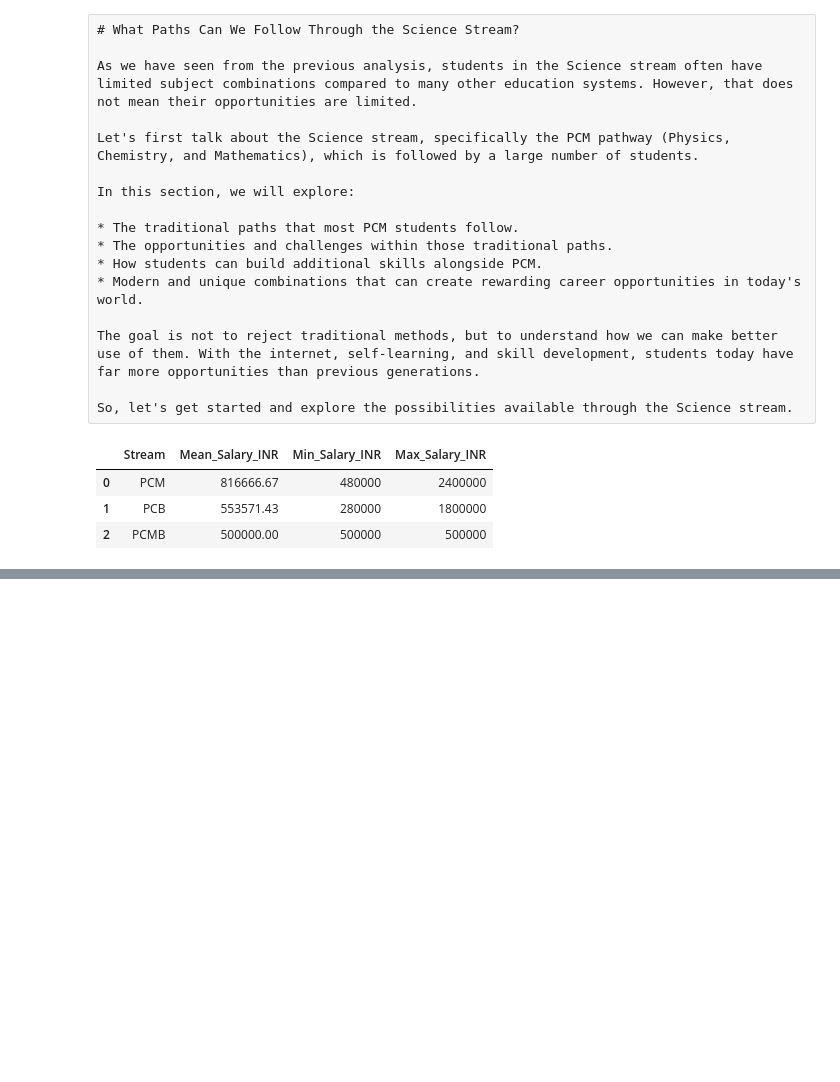
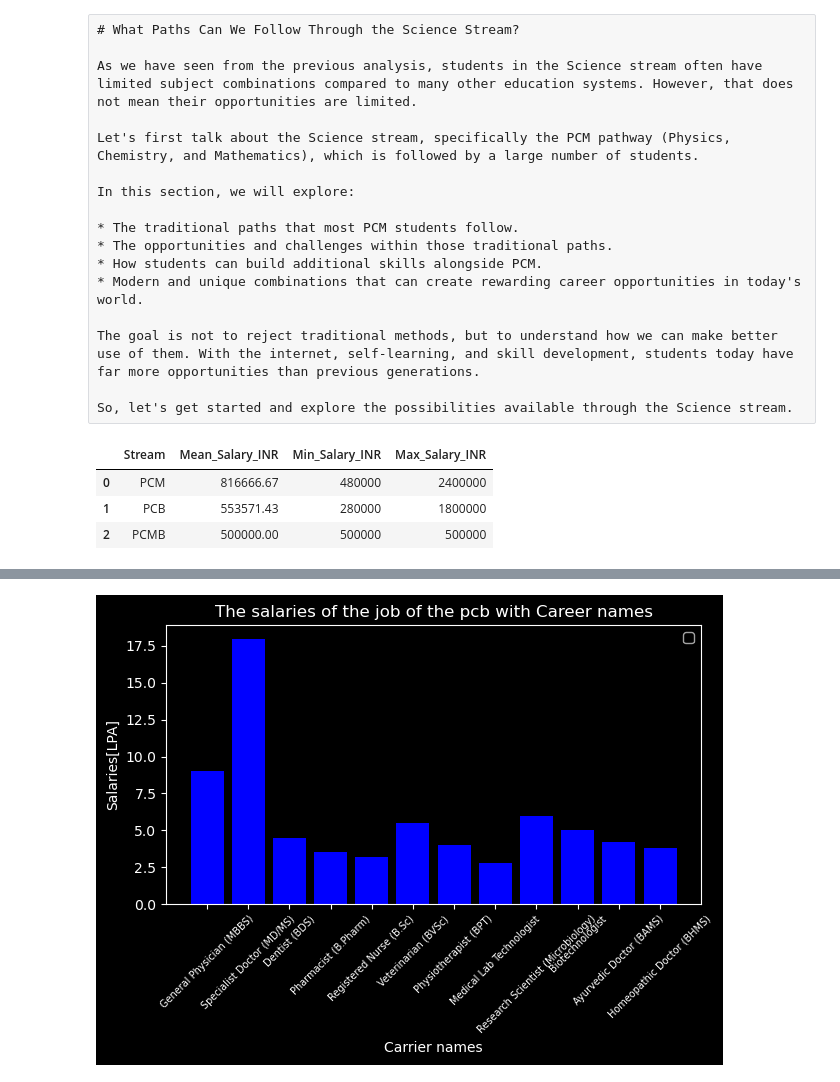
Before and after one commit to Venux09/Carrier-analysis-project, a Jupyter notebook: science stream deep analysis/science_stream_second_page.ipynb, the cells around one changed output, grey strips where cells are left out. Drawn from its saved outputs; the diff is of its cells as text; code cells hidden in the pictures; blank space fills up the shorter version.

Commit message:
add : added the plot bar for the salaries range in the pcb

```diff
--- a/science stream deep analysis/science_stream_second_page.ipynb
+++ b/science stream deep analysis/science_stream_second_page.ipynb
@@ -86,0 +111,14 @@ df_
+# %%
+#Plotting the bar
+carrier = df_pcb['Career_Path']
+current_salaries = df_pcb['Current_Avg_Salary_INR']
+plt.bar(carrier,current_salaries/100000,color= 'blue')
+plt.xlabel('Carrier names')
+plt.ylabel('Salaries[LPA]')
+plt.title('The salaries of the job of the pcb with Career names')
+plt.xticks(rotation = 45,fontsize = 7)
+plt.legend()
+plt.tight_layout()
+plt.style.use('dark_background')
+# %% [output]
+[figure, added]
```
Also changed, not shown: parts of 1 cell of this notebook, 3 other files.
